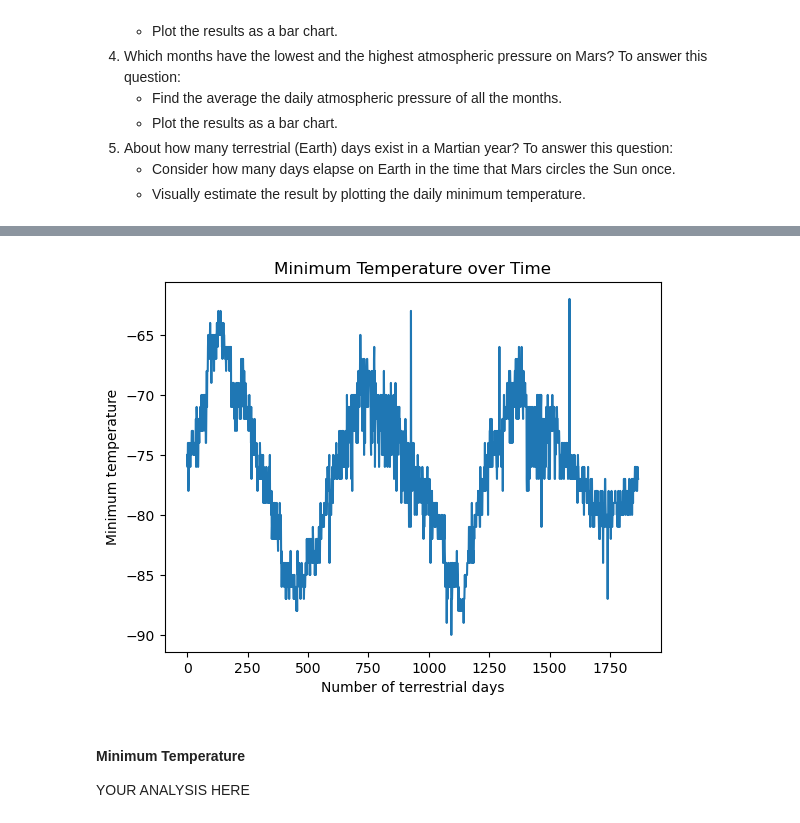
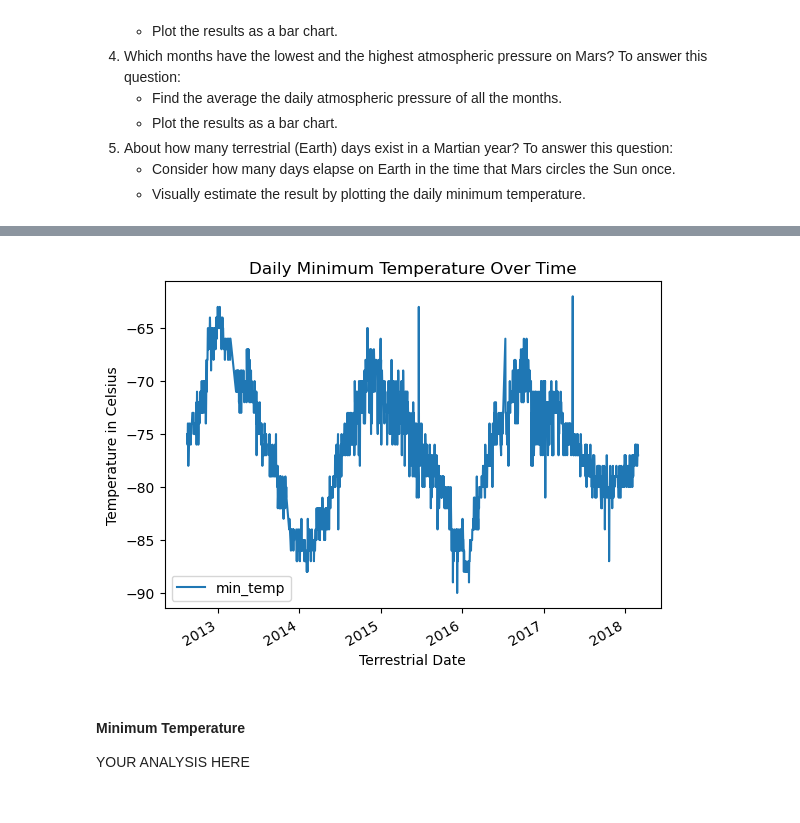
Before and after one commit to elizabethlconn/mars-scraping-callenge, a Jupyter notebook: part_2_mars_weather.ipynb, the cells around one changed output, grey strips where cells are left out. Drawn from its saved outputs; the diff is of its cells as text; code cells hidden in the pictures.

```diff
--- a/part_2_mars_weather.ipynb
+++ b/part_2_mars_weather.ipynb
@@ -38,3 +36,22 @@ soup = BeautifulSoup(html, 'html.parser')
+# %%
+# Find the table element in soup object
+table = soup.find('table', class_='table')
+
+# extract the table headers
+# header variable - we want to extract the text from the table header which is found in the elements of dev tools. find all the headers so anything with a th element
+headers = [header.text.strip() for header in table.find_all('th')]
+
+# create an empty list to store the rows of data
+table_data = []
+
+# loop thought each row with the class 'data-row' which was found in the elements of dev tools
+for row in table.find_all('tr', class_='data-row'):
+    cells = row.find_all('td')
+    cell_data = [cell.text.strip() for cell in cells]
+    table_data.append(cell_data)
+
+# close browser
+browser.quit()
 # %% [markdown]
 ### Step 3: Store the Data
 
@@ -55,2 +67,6 @@ Assemble the scraped data into a Pandas DataFrame. The columns should have the s
 # %%
 # Create a Pandas DataFrame by using the list of rows and a list of the column names
+mars_temp_df = pd.DataFrame(table_data, columns=headers)
+
+mars_temp_df.to_csv('mars_temperature_data.csv', index=False)
+mars_temp_df
@@ -95,0 +105,11 @@ dtype: object
+# %%
+# Change data types for data analysis
+
+mars_temp_df['terrestrial_date']= pd.to_datetime(mars_temp_df['terrestrial_date'])
+mars_temp_df['sol']= mars_temp_df['sol'].astype(int)
+mars_temp_df['ls']= mars_temp_df['ls'].astype(int)
+mars_temp_df['month']= mars_temp_df['month'].astype(int)
+mars_temp_df['min_temp']= mars_temp_df['min_temp'].astype(float)
+mars_temp_df['pressure']= mars_temp_df['pressure'].astype(float)
+
+print(mars_temp_df.dtypes)
@@ -170,8 +237,12 @@ Name: pressure, dtype: float64
 # %%
 # 5. How many terrestrial (Earth) days are there in a Martian year?
 # Visually estimate the result by plotting the daily minimum temperature of each observation in the data set.
+mars_temp_df.plot(x='terrestrial_date', y='min_temp', title='Daily Minimum Temperature Over Time')
+plt.xlabel('Terrestrial Date')
+plt.ylabel('Temperature in Celsius')
+plt.show()
 # %% [output]
-[figure, old version]
+[figure, new version]
 # %% [markdown]
 #### Minimum Temperature
 
```
Also changed, not shown: parts of 20 cells of this notebook, 1 other file.
